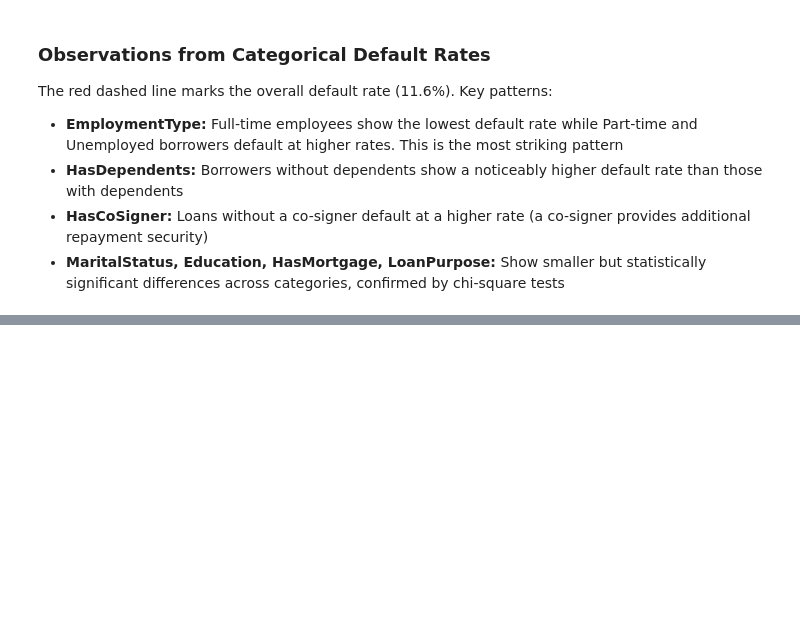
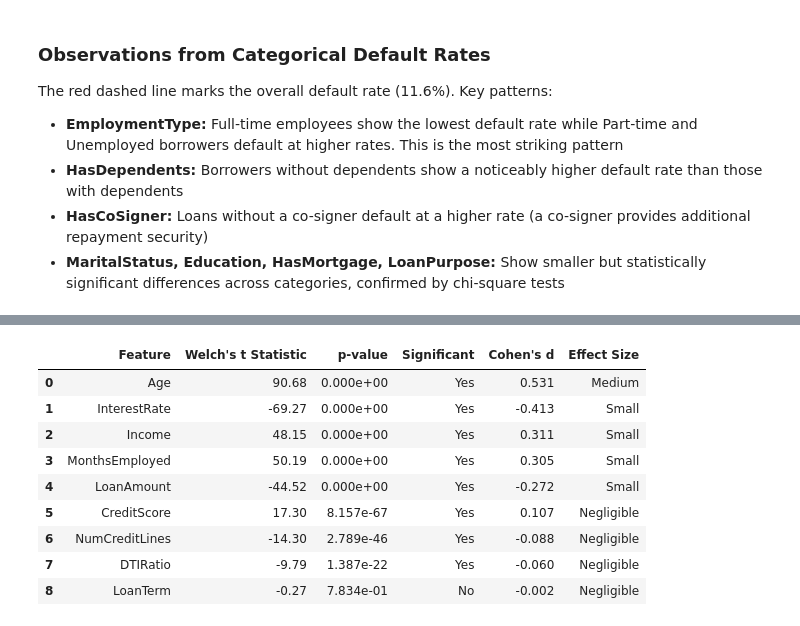
Before and after one commit to harshit87612/loan-default-prediction, a Jupyter notebook: notebooks/01_eda.ipynb, the cells around one changed output, grey strips where cells are left out. Saved outputs shown, nothing was run; the diff lists cells and outputs as text; code cells hidden in the pictures; blank space fills up the shorter version.

Commit message:
Enhance EDA with statistical validation, effect size analysis, and improved documentation

```diff
--- a/notebooks/01_eda.ipynb
+++ b/notebooks/01_eda.ipynb
@@ -298,18 +572,68 @@ HasCoSigner              390.31       0.0000          YES
 # %%
-print(f"{'Feature':<20} {'t-stat':>10} {'p-value':>12} {'Significant':>12}")
-print("-" * 56)
+from scipy.stats import ttest_ind
+import numpy as np
+import pandas as pd
+
+# Function to interpret Cohen's d
+def interpret_cohens_d(d):
+    d = abs(d)
+    if d < 0.20:
+        return "Negligible"
+    elif d < 0.50:
+        return "Small"
+    elif d < 0.80:
+        return "Medium"
+    else:
+        return "Large"
 
 ttest_results = []
 
-group0 = df[df['Default'] == 0]  # non-defaulters
-group1 = df[df['Default'] == 1]  # defaulters
+group0 = df[df["Default"] == 0]   # Non-defaulters
+group1 = df[df["Default"] == 1]   # Defaulters
 
 for col in numeric_cols:
-    t_stat, p = ttest_ind(group0[col], group1[col])
-    significant = 'YES' if p < 0.05 else 'NO'
+
+    # Welch's Independent Samples t-test
+    t_stat, p = ttest_ind(
+        group0[col],
+        group1[col],
+        equal_var=False
+    )
+
+    # Cohen's d
+    n1 = len(group0[col])
+    n2 = len(group1[col])
+
+    s1 = group0[col].std(ddof=1)
+    s2 = group1[col].std(ddof=1)
+
+    pooled_sd = np.sqrt(
+        ((n1 - 1) * s1**2 + (n2 - 1) * s2**2) /
+        (n1 + n2 - 2)
+    )
+
+    cohens_d = (group0[col].mean() - group1[col].mean()) / pooled_sd
+
     ttest_results.append({
-        'Feature': col, 't-stat': round(t_stat, 2),
-        'p-value': round(p, 4), 'Significant': significant
+        "Feature": col,
+        "Welch's t Statistic": round(t_stat, 2),
+        "p-value": f"{p:.3e}",
+        "Significant": "Yes" if p < 0.05 else "No",
+        "Cohen's d": round(cohens_d, 3),
+        "Effect Size": interpret_cohens_d(cohens_d)
     })
-    print(f"{col:<20} {t_stat:>10.2f} {p:>12.4f} {significant:>12}")
+
+ttest_df = pd.DataFrame(ttest_results)
+
+# Sort by absolute effect size
+ttest_df["Absolute d"] = ttest_df["Cohen's d"].abs()
+
+ttest_df = (
+    ttest_df
+    .sort_values("Absolute d", ascending=False)
+    .drop(columns="Absolute d")
+    .reset_index(drop=True)
+)
+
+ttest_df
 # %% [output]
@@ -326,0 +640,10 @@ DTIRatio                  -9.72       0.0000          YES
+|  | Feature | Welch's t Statistic | p-value | Significant | Cohen's d | Effect Size |
+| 0 | Age | 90.68 | 0.000e+00 | Yes | 0.531 | Medium |
+| 1 | InterestRate | -69.27 | 0.000e+00 | Yes | -0.413 | Small |
+| 2 | Income | 48.15 | 0.000e+00 | Yes | 0.311 | Small |
+| 3 | MonthsEmployed | 50.19 | 0.000e+00 | Yes | 0.305 | Small |
+| 4 | LoanAmount | -44.52 | 0.000e+00 | Yes | -0.272 | Small |
+| 5 | CreditScore | 17.30 | 8.157e-67 | Yes | 0.107 | Negligible |
+| 6 | NumCreditLines | -14.30 | 2.789e-46 | Yes | -0.088 | Negligible |
+| 7 | DTIRatio | -9.79 | 1.387e-22 | Yes | -0.060 | Negligible |
+| 8 | LoanTerm | -0.27 | 7.834e-01 | No | -0.002 | Negligible |
```
Also changed, not shown: parts of 25 cells of this notebook.
